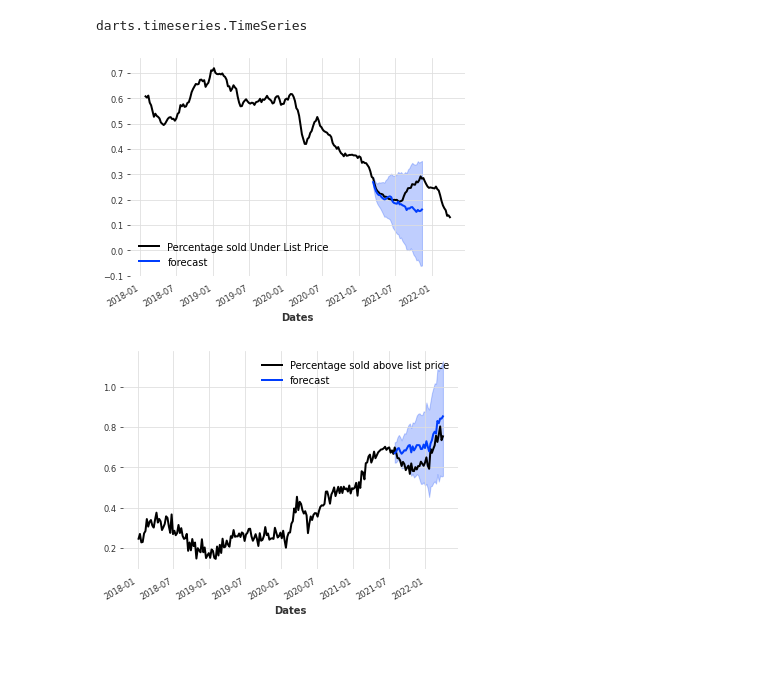
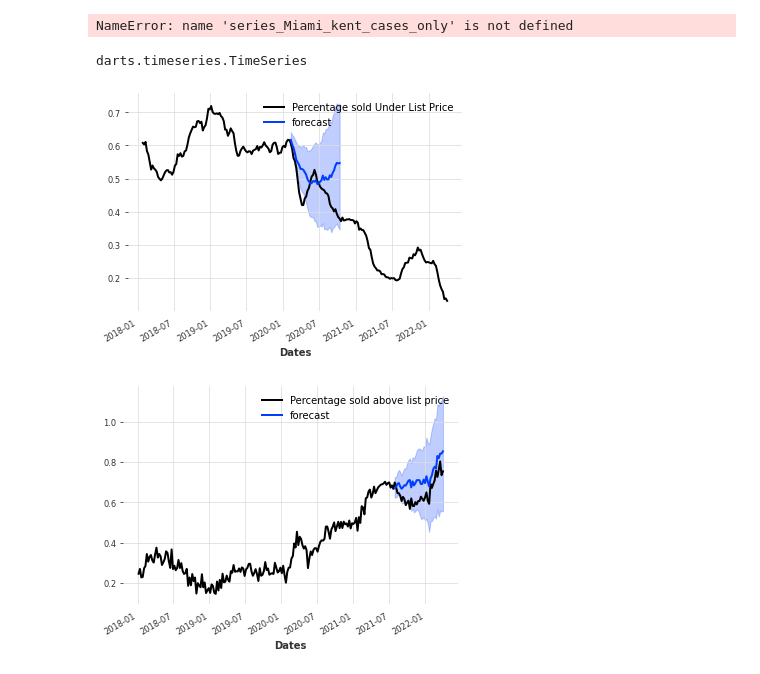
Before and after one commit to ianakt/Covid-and-the-Housing-Market, a Jupyter notebook: ML_Models/TimeSeries_total_trial_1.ipynb, the cells around one changed output. Saved outputs shown, nothing was run; the diff lists cells and outputs as text; code cells hidden in the pictures.

```diff
--- a/ML_Models/TimeSeries_total_trial_1.ipynb
+++ b/ML_Models/TimeSeries_total_trial_1.ipynb
@@ -236,3 +568,20 @@ seroes_below_list = TimeSeries.from_dataframe(B_low_list.set_index(["Dates"]))
+# %%
+train, val = series_Miami_kent_cases_only[:-20], series_Miami_kent_cases_only[-20:]
+
+model = ExponentialSmoothing()
+model.fit(train)
+pred = model.predict(n=36, num_samples=50)
+
+series_Miami_kent_cases_only.plot()
+pred.plot(label='forecast')
+
+
+# plt.plot()
+
+# plt.savefig("test3")
+# plt.show()
+# %% [output]
+NameError: name 'series_Miami_kent_cases_only' is not defined
 # %%
 TimeSeries.from_dataframe
 # %%
@@ -240,22 +589,21 @@ type(pred)
 # %% [output]
 darts.timeseries.TimeSeries
 # %%
-seroes_below_list
-train, val = seroes_below_list[:-56], seroes_below_list[-56:]
+train, val = seroes_below_list[:106], seroes_below_list[106:]
 
 model = ExponentialSmoothing()
 model.fit(train)
 pred = model.predict(n=36, num_samples=500)
 
 seroes_below_list.plot()
 pred.plot(label='forecast')
 plt.plot()
 # print(pred.plot(label='forecast'))
 # fig = seroes_below_list.plot()
 plt.savefig("test3")
 plt.show()
 # %% [output]
-[figure, old version]
+[figure, new version]
 # %%
 train, val = series_above_list[:-36], series_above_list[-36:]
 
```
Also changed, not shown: parts of 36 cells of this notebook.
